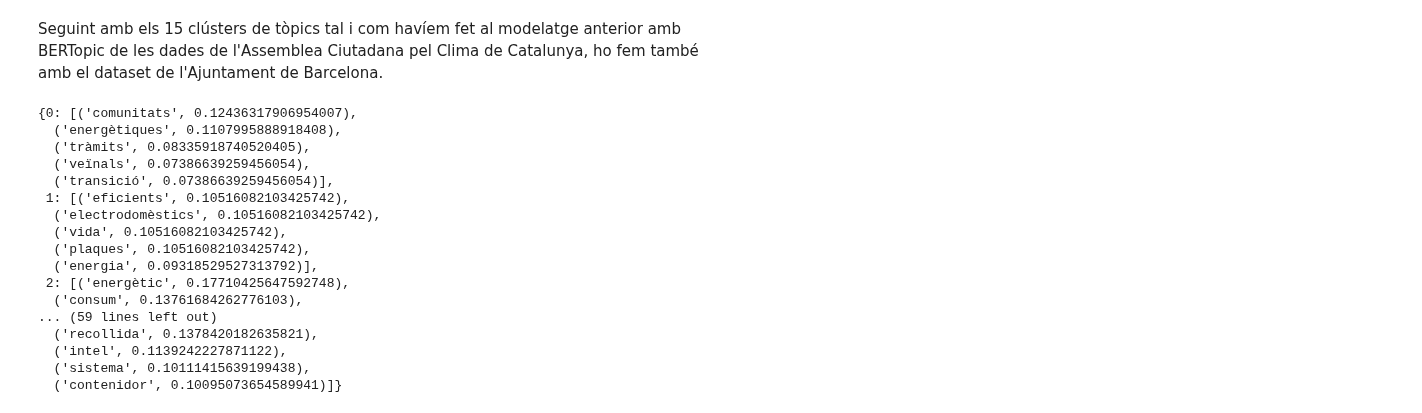
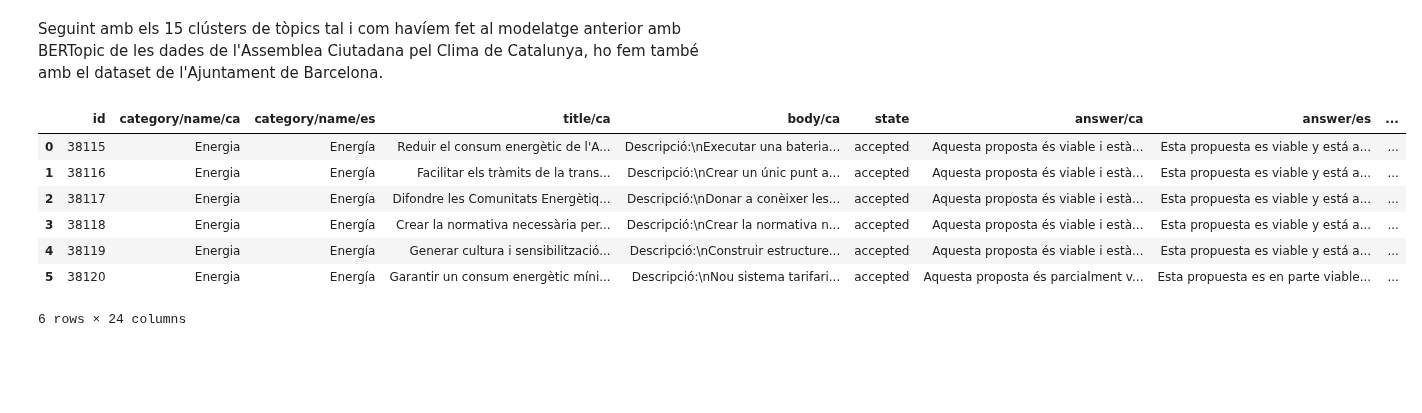
Before and after one commit to NoOPeEKS/dades-assemblea-clima, a Jupyter notebook: notebooks/topic_modeling_barcelona.ipynb, the cells around one changed output. Saved outputs shown, nothing was run; the diff lists cells and outputs as text; code cells hidden in the pictures; blank space fills up the shorter version.

```diff
--- a/notebooks/topic_modeling_barcelona.ipynb
+++ b/notebooks/topic_modeling_barcelona.ipynb
@@ -45,23 +47,17 @@ topic_model.get_document_info(df_proposals['description/ca'])
 | 33 | \nUnir les empreses amb bones prà... | 12 | 12_empreses_segell_suport_ambientals | [empreses, segell, suport, ambien... | [\nCrear una infraestructura de s... | empreses - segell - suport - ambi... | True |
 # %% [markdown]
 Seguint amb els 15 clústers de tòpics tal i com havíem fet al modelatge anterior amb BERTopic de les dades de l'Assemblea Ciutadana pel Clima de Catalunya, ho fem també amb el dataset de l'Ajuntament de Barcelona.
-# %%
-topic_model.get_topics()
-# %% [output]
-{0: [('comunitats', 0.12436317906954007),
-  ('energètiques', 0.1107995888918408),
-  ('tràmits', 0.08335918740520405),
-  ('veïnals', 0.07386639259456054),
-  ('transició', 0.07386639259456054)],
- 1: [('eficients', 0.10516082103425742),
-  ('electrodomèstics', 0.10516082103425742),
-  ('vida', 0.10516082103425742),
-  ('plaques', 0.10516082103425742),
-  ('energia', 0.09318529527313792)],
- 2: [('energètic', 0.17710425647592748),
-  ('consum', 0.13761684262776103),
-... (59 lines left out)
-  ('recollida', 0.1378420182635821),
-  ('intel', 0.1139242227871122),
-  ('sistema', 0.10111415639199438),
-  ('contenidor', 0.10095073654589941)]}
+# %%
+topic_list = topic_model.get_document_info(df_proposals['description/ca'])['Top_n_words']
+df_proposals['topics'] = topic_list
+# df_proposals = df_proposals.drop(columns=['Unnamed: 0'])
+df_proposals.head(6)
+# %% [output]
+|  | id | category/name/ca | category/name/es | title/ca | body/ca | state | answer/ca | answer/es | ... |
+| 0 | 38115 | Energia | Energía | Reduir el consum energètic de l'A... | Descripció:\nExecutar una bateria... | accepted | Aquesta proposta és viable i està... | Esta propuesta es viable y está a... | ... |
+| 1 | 38116 | Energia | Energía | Facilitar els tràmits de la trans... | Descripció:\nCrear un únic punt a... | accepted | Aquesta proposta és viable i està... | Esta propuesta es viable y está a... | ... |
+| 2 | 38117 | Energia | Energía | Difondre les Comunitats Energètiq... | Descripció:\nDonar a conèixer les... | accepted | Aquesta proposta és viable i està... | Esta propuesta es viable y está a... | ... |
+| 3 | 38118 | Energia | Energía | Crear la normativa necessària per... | Descripció:\nCrear la normativa n... | accepted | Aquesta proposta és viable i està... | Esta propuesta es viable y está a... | ... |
+| 4 | 38119 | Energia | Energía | Generar cultura i sensibilització... | Descripció:\nConstruir estructure... | accepted | Aquesta proposta és viable i està... | Esta propuesta es viable y está a... | ... |
+| 5 | 38120 | Energia | Energía | Garantir un consum energètic míni... | Descripció:\nNou sistema tarifari... | accepted | Aquesta proposta és parcialment v... | Esta propuesta es en parte viable... | ... |
+6 rows × 24 columns
```
Also changed, not shown: parts of 2 cells of this notebook.
